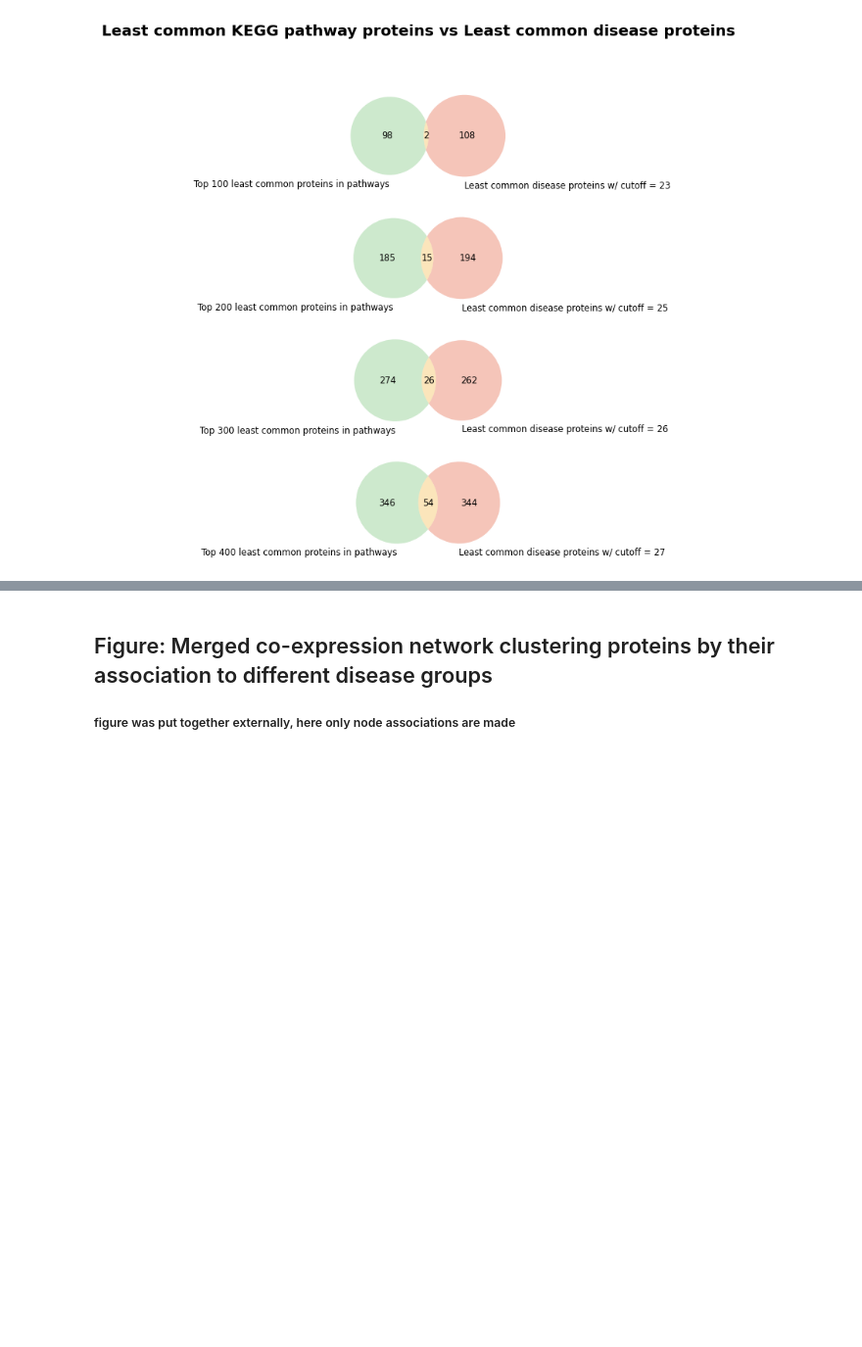
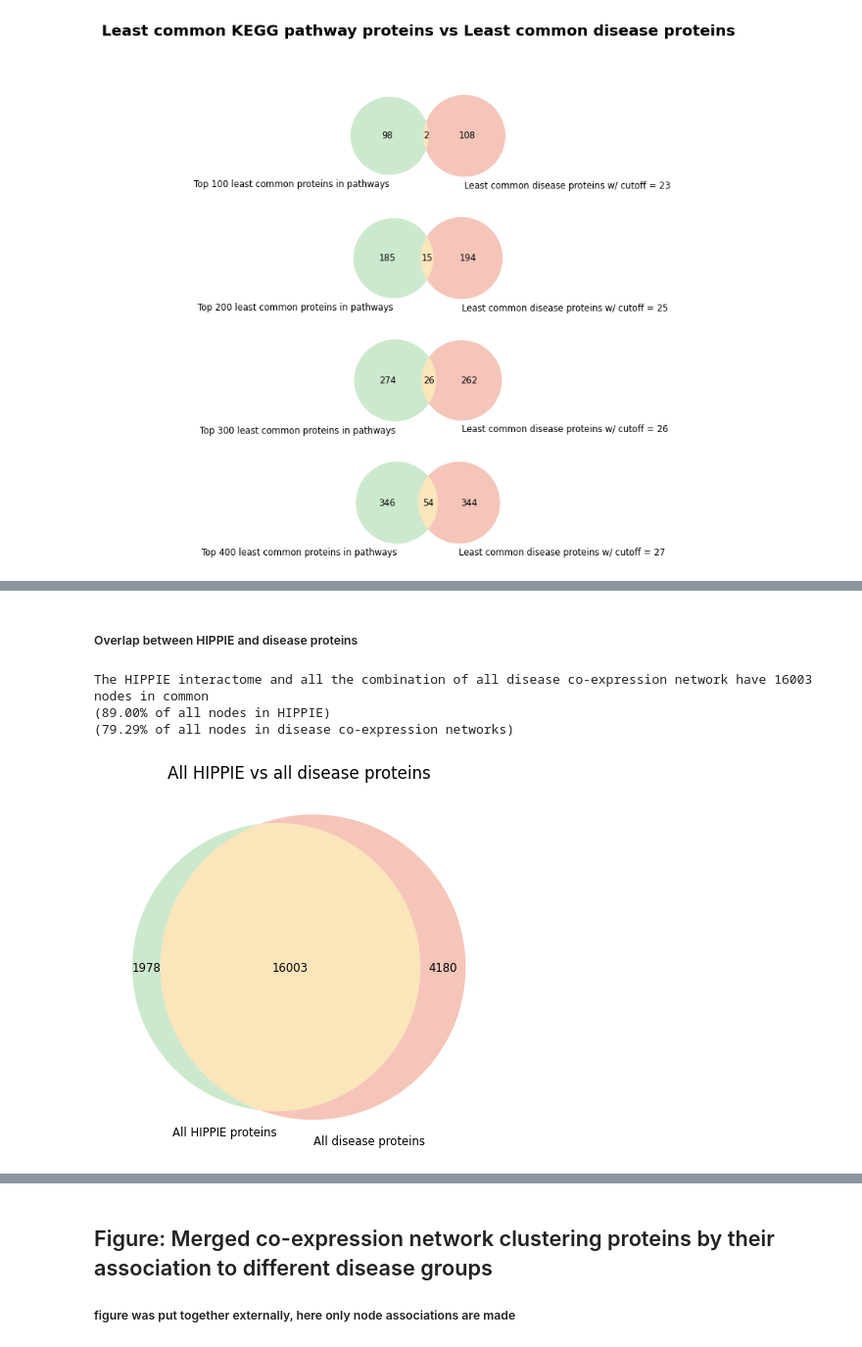
Before and after one commit to CoXPath/CoXPath, a Jupyter notebook: analysis/3.2.1_analysis.ipynb, the cells around one changed output, grey strips where cells are left out. Shown at 98% size. Cells and saved outputs as stored; diff of their text form; code cells hidden in the pictures; blank space fills up the shorter version.

```diff
--- a/analysis/3.2.1_analysis.ipynb
+++ b/analysis/3.2.1_analysis.ipynb
@@ -62,0 +68,2 @@ interactome = load_interactome(os.path.join(data_dir, "interactome", "interactom
+# %%
+HIPPIE = load_HIPPIE("http://cbdm-01.zdv.uni-mainz.de/~mschaefer/hippie/hippie_current.txt")
@@ -118,3 +133,5 @@ genes_with_most_pathways = most_common(pathway_genes_dict.values(), comparison="
+# %%
+HIPPIE_hubgenes = identify_hub_genes(HIPPIE)
 # %% [markdown]
 ## Figure: Distribution of the frequency of all proteins across the disease co-expression networks
 # %%
@@ -363,0 +502,18 @@ plt.show()
+# %% [markdown]
+##### Overlap between HIPPIE and disease proteins
+# %%
+HIPPIE_vs_coexp_overlap = set([n for n,_ in HIPPIE_hubgenes]).intersection(set([n for n,_ in most_common_nodes_in_all_dis]))
+print(f"The HIPPIE interactome and all the combination of all disease co-expression network have {len(HIPPIE_vs_coexp_overlap)} nodes in common"
+     f"\n({len(HIPPIE_vs_coexp_overlap)/len(HIPPIE_hubgenes):.2%} of all nodes in HIPPIE)"
+     f"\n({len(HIPPIE_vs_coexp_overlap)/len(most_common_nodes_in_all_dis):.2%} of all nodes in disease co-expression networks)")
+# %% [output]
+The HIPPIE interactome and all the combination of all disease co-expression network have 16003 nodes in common
+(89.00% of all nodes in HIPPIE)
+(79.29% of all nodes in disease co-expression networks)
+# %%
+venn_d(set([n for n,_ in HIPPIE_hubgenes]), set([n for n,_ in most_common_nodes_in_all_dis]),
+      "All HIPPIE proteins", "All disease proteins", "All HIPPIE vs all disease proteins",
+          output_filename=os.path.join(figures_dir, "all_HIPPIE_vs_disease_proteins.png"))
+plt.show()
+# %% [output]
+[figure, added]
```
Also changed, not shown: parts of 33 cells of this notebook, 3 other files.
